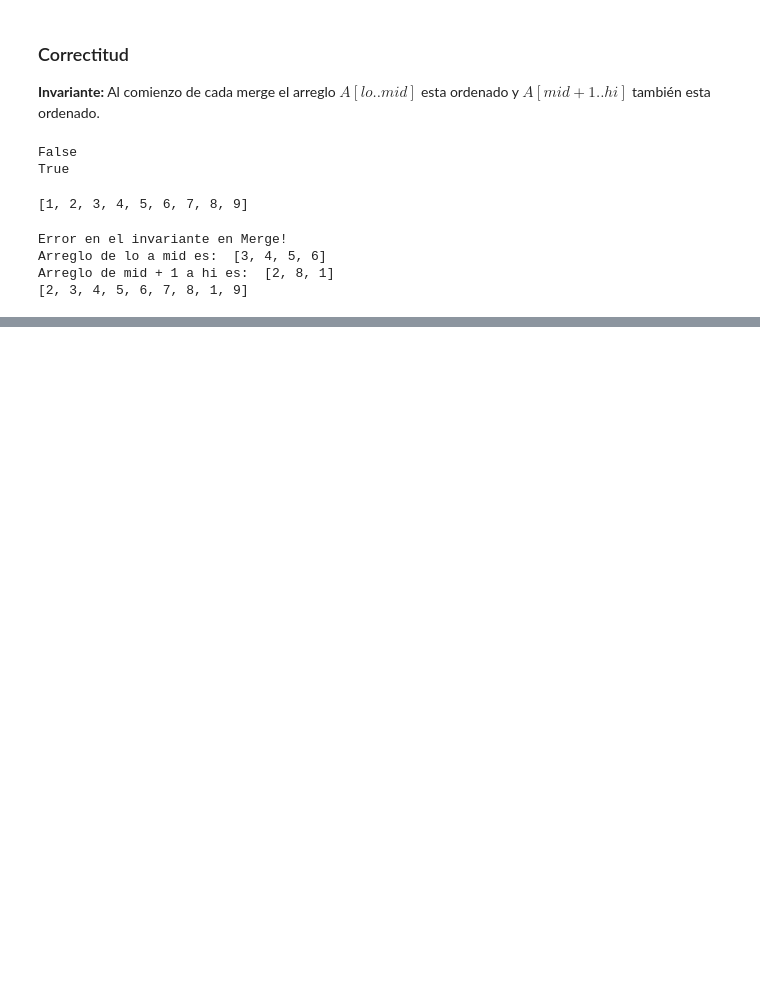
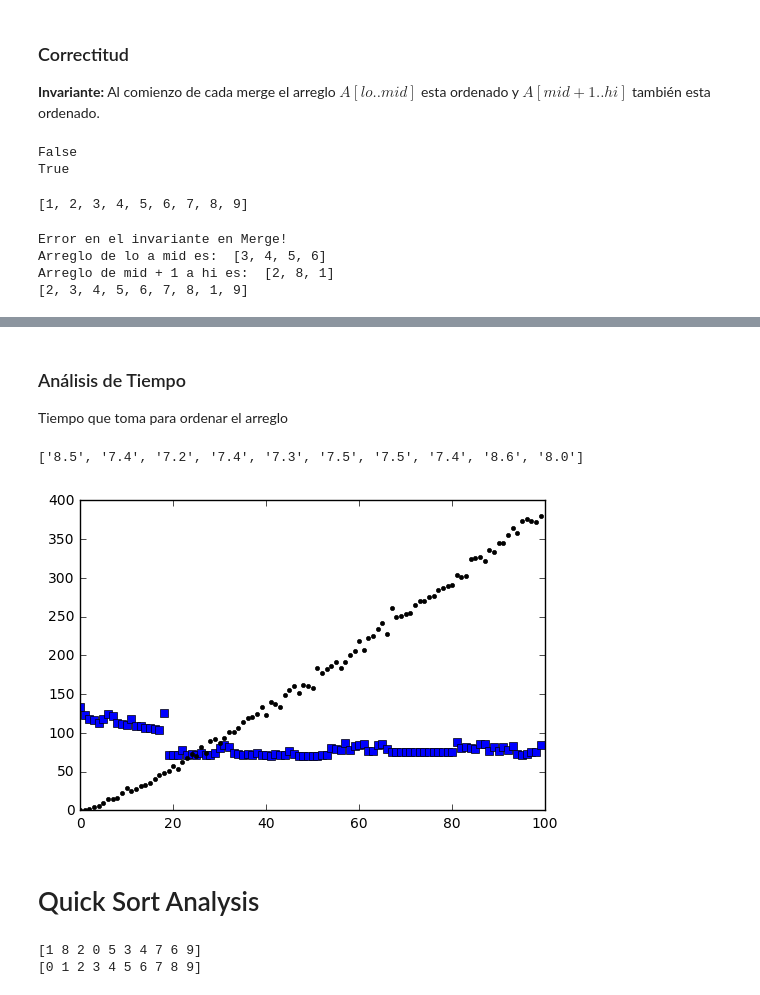
Before and after one commit to LauraRojas935/AnalisisAlgs, a Jupyter notebook: Assignment-1.ipynb, the cells around one changed output, grey strips where cells are left out. Cells and saved outputs as stored; diff of their text form; code cells hidden in the pictures; blank space fills up the shorter version.

Commit message:
Added Quick sort

```diff
--- a/Assignment-1.ipynb
+++ b/Assignment-1.ipynb
@@ -399,0 +404,32 @@ pl.plot(x, y, 'k.')
+# %% [markdown]
+<h3>Análisis de Tiempo</h3>
+<p>Tiempo que toma para ordenar el arreglo</p>
+# %%
+import time
+import random as rnd
+
+def merege_time_analysis(n):
+    results = []
+    for i in range(n):
+        l = range(n)
+        rnd.shuffle(l)
+        tic = time.clock()#get start time
+        mergeSort(l)
+        toc = time.clock()#get final time
+        results.append(format((toc - tic) * 1e5, '.5'))
+    return results
+# %%
+print merege_time_analysis(10)
+# %% [output]
+['8.5', '7.4', '7.2', '7.4', '7.3', '7.5', '7.5', '7.4', '8.6', '8.0']
+# %%
+pl.clf()
+x = np.arange(100)
+y1 = np.array(merege_time_analysis(100))
+y2 = np.array(merge_exper_analysis(100))
+pl.plot(x, y1, 'bs', x, y2, '.k')
+pl.show()
+# %% [output]
+[figure, added]
+# %% [markdown]
+<h1>Quick Sort Analysis</h1>
@@ -399,0 +477,8 @@ pl.plot(x, y, 'k.')
+# %%
+B = np.random.permutation(range(0,10))
+print B
+quickSort(B)
+print B
+# %% [output]
+[1 8 2 0 5 3 4 7 6 9]
+[0 1 2 3 4 5 6 7 8 9]
```
Also changed, not shown: parts of 15 cells of this notebook.
